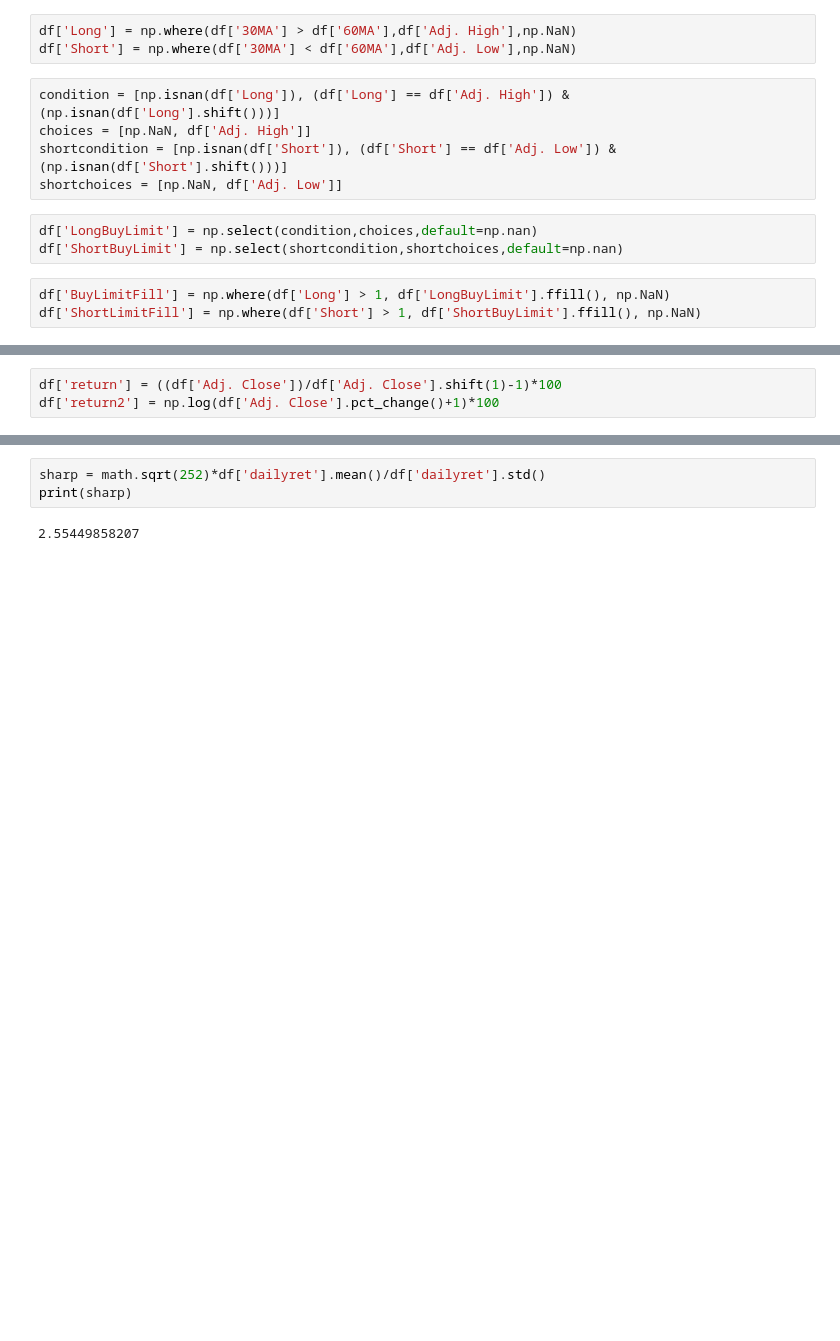
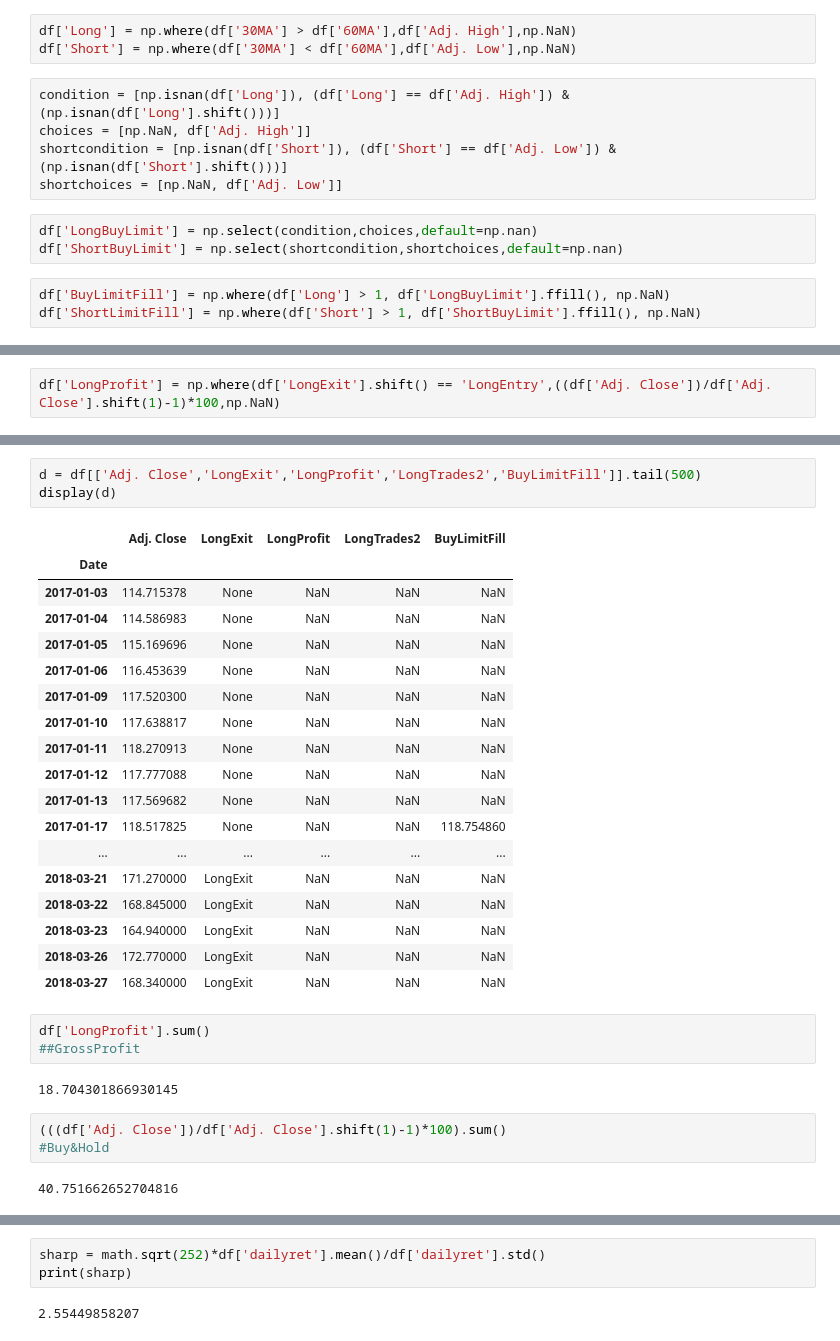
Before and after one commit to dustinl8/demo, a Jupyter notebook: Demo-Copy2.ipynb, the cells around one changed output, grey strips where cells are left out. Saved outputs shown, nothing was run; the diff lists cells and outputs as text; blank space fills up the shorter version.

```diff
--- a/Demo-Copy2.ipynb
+++ b/Demo-Copy2.ipynb
@@ -107,3 +89,2 @@ Date
 # %%
-df['return'] = ((df['Adj. Close'])/df['Adj. Close'].shift(1)-1)*100
-df['return2'] = np.log(df['Adj. Close'].pct_change()+1)*100
+df['LongProfit'] = np.where(df['LongExit'].shift() == 'LongEntry',((df['Adj. Close'])/df['Adj. Close'].shift(1)-1)*100,np.NaN)
@@ -117,0 +91,32 @@ df['return2'] = np.log(df['Adj. Close'].pct_change()+1)*100
+# %%
+d = df[['Adj. Close','LongExit','LongProfit','LongTrades2','BuyLimitFill']].tail(500)
+display(d)
+# %% [output]
+|  | Adj. Close | LongExit | LongProfit | LongTrades2 | BuyLimitFill |
+| Date |  |  |  |  |  |
+| 2017-01-03 | 114.715378 | None | NaN | NaN | NaN |
+| 2017-01-04 | 114.586983 | None | NaN | NaN | NaN |
+| 2017-01-05 | 115.169696 | None | NaN | NaN | NaN |
+| 2017-01-06 | 116.453639 | None | NaN | NaN | NaN |
+| 2017-01-09 | 117.520300 | None | NaN | NaN | NaN |
+| 2017-01-10 | 117.638817 | None | NaN | NaN | NaN |
+| 2017-01-11 | 118.270913 | None | NaN | NaN | NaN |
+| 2017-01-12 | 117.777088 | None | NaN | NaN | NaN |
+| 2017-01-13 | 117.569682 | None | NaN | NaN | NaN |
+| 2017-01-17 | 118.517825 | None | NaN | NaN | 118.754860 |
+| ... | ... | ... | ... | ... | ... |
+| 2018-03-21 | 171.270000 | LongExit | NaN | NaN | NaN |
+| 2018-03-22 | 168.845000 | LongExit | NaN | NaN | NaN |
+| 2018-03-23 | 164.940000 | LongExit | NaN | NaN | NaN |
+| 2018-03-26 | 172.770000 | LongExit | NaN | NaN | NaN |
+| 2018-03-27 | 168.340000 | LongExit | NaN | NaN | NaN |
+# %%
+df['LongProfit'].sum()
+##GrossProfit
+# %% [output]
+18.704301866930145
+# %%
+(((df['Adj. Close'])/df['Adj. Close'].shift(1)-1)*100).sum()
+#Buy&Hold
+# %% [output]
+40.751662652704816
```
Also changed, not shown: parts of 28 cells of this notebook.
